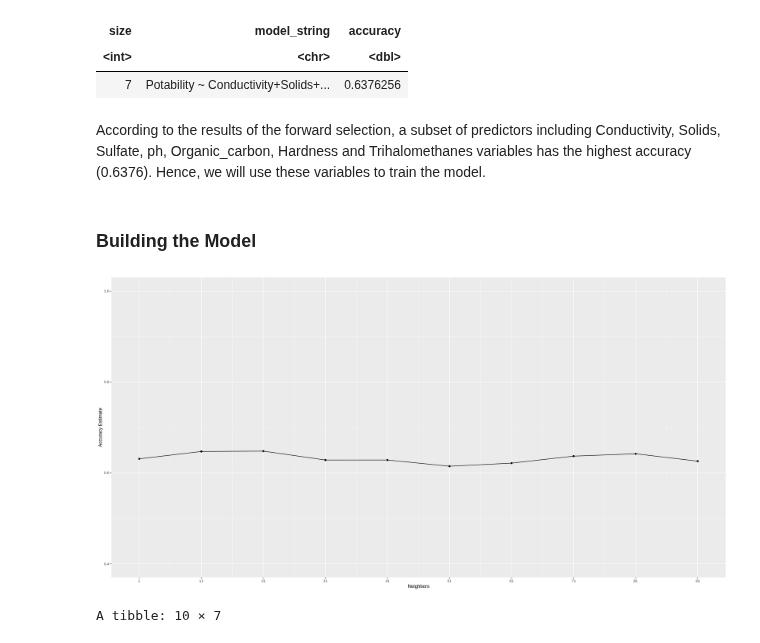
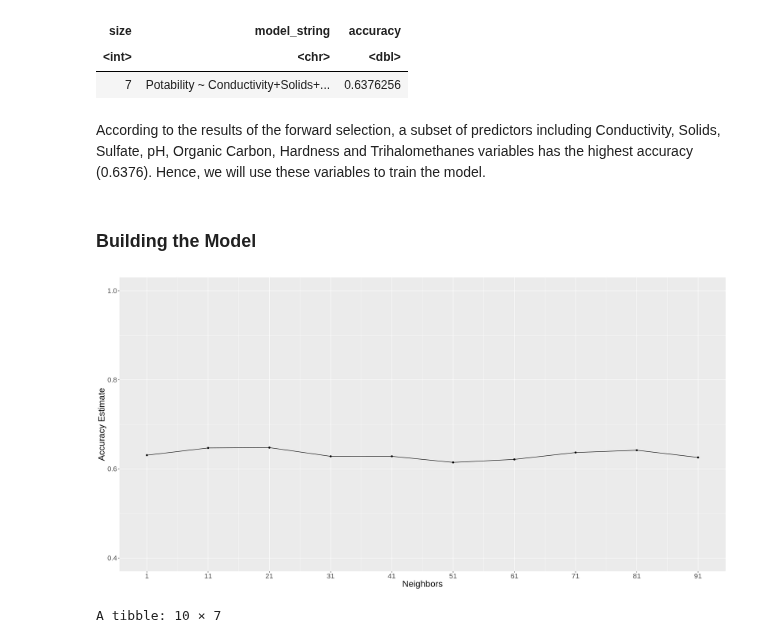
Before and after one commit to ricardoliu99/dsci100-group21, a Jupyter notebook: final_report.ipynb, the cells around one changed output. Cells and saved outputs as stored; diff of their text form; code cells hidden in the pictures.

```diff
--- a/final_report.ipynb
+++ b/final_report.ipynb
@@ -436,7 +474,7 @@ A tibble: 1 × 3
 | <int> | <chr> | <dbl> |
 | 7 | Potability ~ Conductivity+Solids+... | 0.6376256 |
 # %% [markdown]
-According to the results of the forward selection, a subset of predictors including Conductivity, Solids, Sulfate, ph, Organic_carbon, Hardness and Trihalomethanes variables has the highest accuracy (0.6376). Hence, we will use these variables to train the model.
+According to the results of the forward selection, a subset of predictors including Conductivity, Solids, Sulfate, pH, Organic Carbon, Hardness and Trihalomethanes variables has the highest accuracy (0.6376). Hence, we will use these variables to train the model.
 # %% [markdown]
 ### Building the Model
 # %%
@@ -466,14 +504,15 @@ water_fit <- workflow()%>%
 # %%
 water_accuracy_plot <- ggplot(water_fit, aes(x = neighbors, y = mean))+
       geom_point() +
       geom_line() +
       labs(x = "Neighbors", y = "Accuracy Estimate") +
       scale_x_continuous(breaks = seq(1, 100, by=10)) +  # adjusting the x-axis
-      scale_y_continuous(limits = c(0.4, 1.0)) # adjusting the y-axis
+      scale_y_continuous(limits = c(0.4, 1.0)) + # adjusting the y-axis
+      theme(text = element_text(size = 20))
 
 water_accuracy_plot
 # %% [output]
-[figure, old version]
+[figure, new version]
 # %%
 options(repr.matrix.max.rows = 10)
 arrange(water_fit, desc(mean))
```
Also changed, not shown: parts of 7 cells of this notebook.
